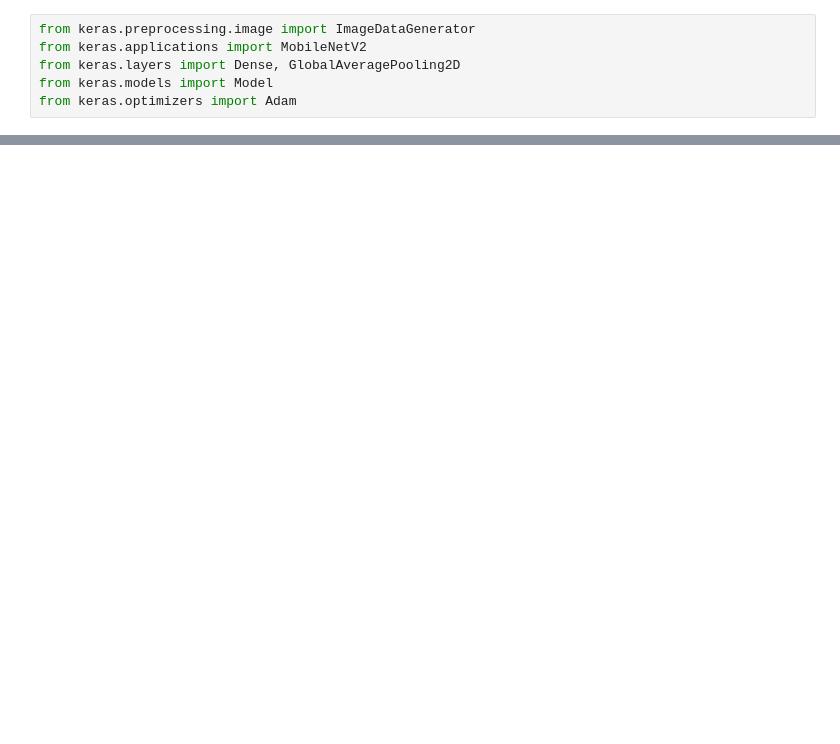
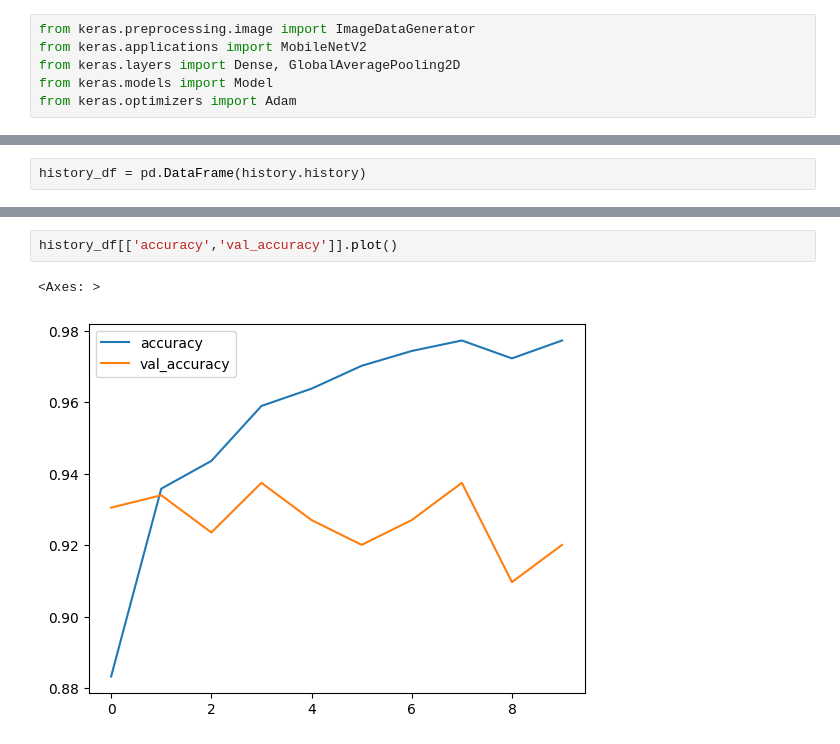
Before and after one commit to SKDragon18/DogBreeds, a Jupyter notebook: Color(9label).ipynb, the cells around one changed output, grey strips where cells are left out. Drawn from its saved outputs; the diff is of its cells as text; blank space fills up the shorter version.

```diff
--- a/Color(9label).ipynb
+++ b/Color(9label).ipynb
@@ -178,0 +160,2 @@ Predicted class label: golden_retriever
+# %%
+history_df = pd.DataFrame(history.history)
@@ -178,0 +171,5 @@ Predicted class label: golden_retriever
+# %%
+history_df[['accuracy','val_accuracy']].plot()
+# %% [output]
+<Axes: >
+[figure, added]
```
Also changed, not shown: parts of 16 cells of this notebook.
